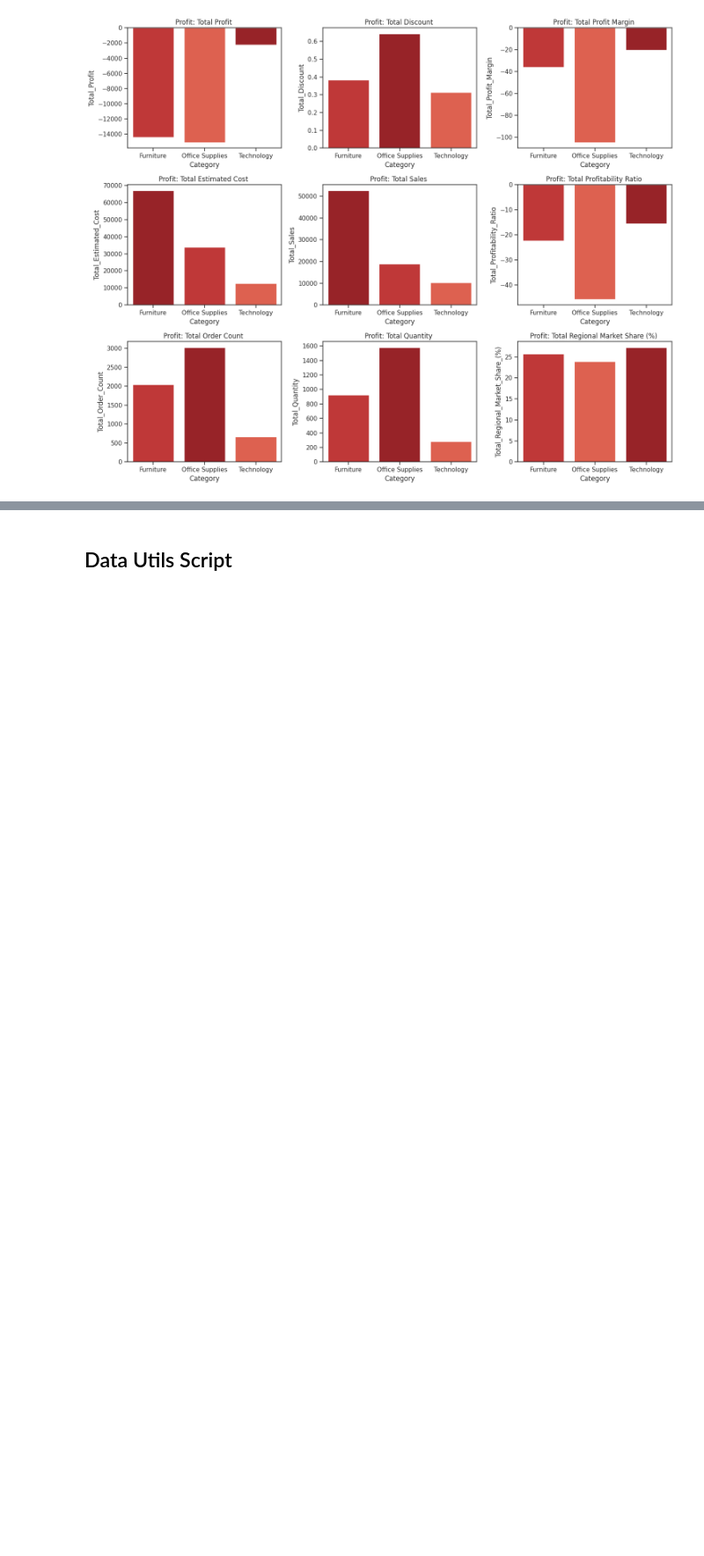
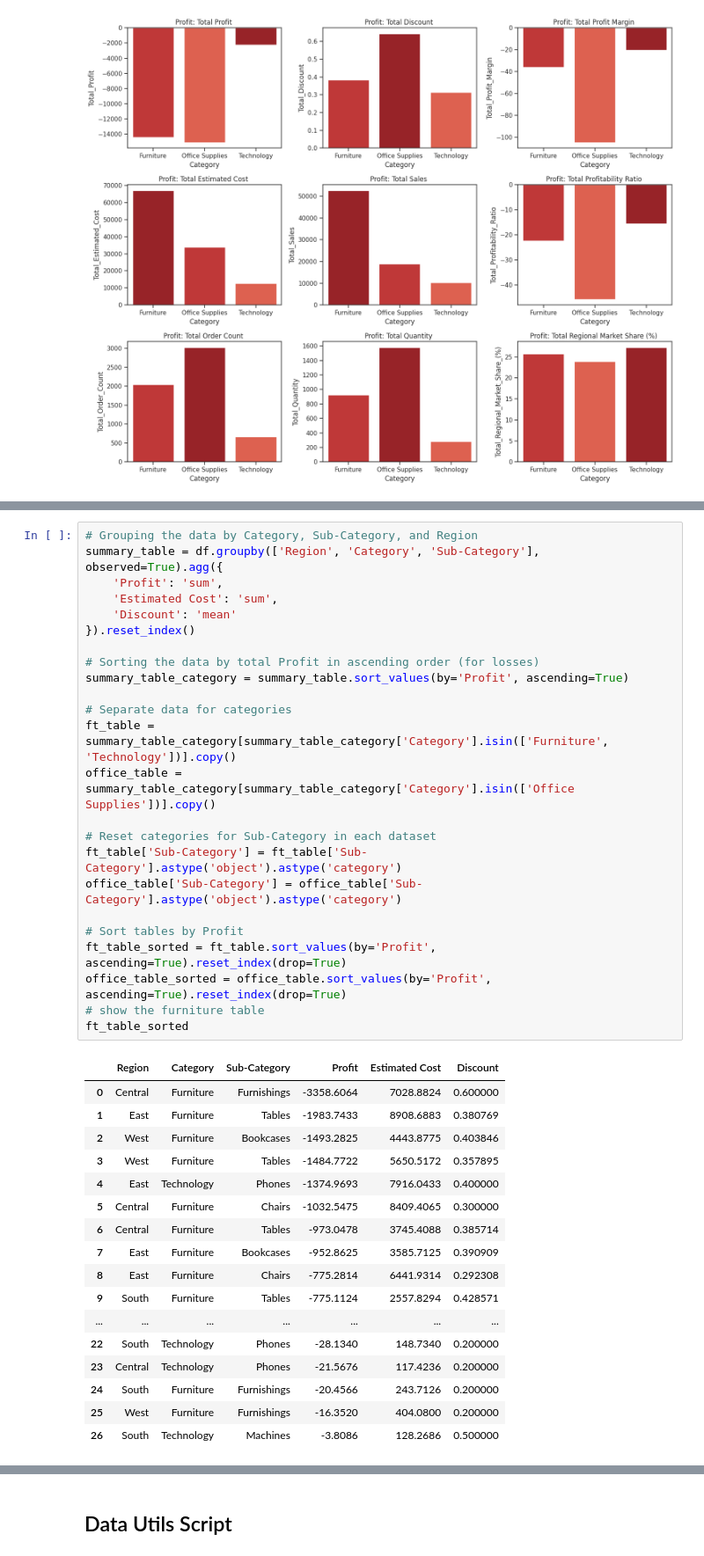
Before and after one commit to micah-shull/superstore, a Jupyter notebook: 009_superstore_Loss_Discount.ipynb, the cells around one changed output, grey strips where cells are left out. Shown at 88% size. Drawn from its saved outputs; the diff is of its cells as text; blank space fills up the shorter version.

```diff
--- a/009_superstore_Loss_Discount.ipynb
+++ b/009_superstore_Loss_Discount.ipynb
@@ -524,0 +613,42 @@ Figure saved as /content/profit_by_category_3x3.png
+# %%
+# Grouping the data by Category, Sub-Category, and Region
+summary_table = df.groupby(['Region', 'Category', 'Sub-Category'], observed=True).agg({
+    'Profit': 'sum',
+    'Estimated Cost': 'sum',
+    'Discount': 'mean'
+}).reset_index()
+
+# Sorting the data by total Profit in ascending order (for losses)
+summary_table_category = summary_table.sort_values(by='Profit', ascending=True)
+
+# Separate data for categories
+ft_table = summary_table_category[summary_table_category['Category'].isin(['Furniture', 'Technology'])].copy()
+office_table = summary_table_category[summary_table_category['Category'].isin(['Office Supplies'])].copy()
+
+# Reset categories for Sub-Category in each dataset
+ft_table['Sub-Category'] = ft_table['Sub-Category'].astype('object').astype('category')
+office_table['Sub-Category'] = office_table['Sub-Category'].astype('object').astype('category')
+
+# Sort tables by Profit
+ft_table_sorted = ft_table.sort_values(by='Profit', ascending=True).reset_index(drop=True)
+office_table_sorted = office_table.sort_values(by='Profit', ascending=True).reset_index(drop=True)
+# show the furniture table
+ft_table_sorted
+# %% [output]
+|  | Region | Category | Sub-Category | Profit | Estimated Cost | Discount |
+| 0 | Central | Furniture | Furnishings | -3358.6064 | 7028.8824 | 0.600000 |
+| 1 | East | Furniture | Tables | -1983.7433 | 8908.6883 | 0.380769 |
+| 2 | West | Furniture | Bookcases | -1493.2825 | 4443.8775 | 0.403846 |
+| 3 | West | Furniture | Tables | -1484.7722 | 5650.5172 | 0.357895 |
+| 4 | East | Technology | Phones | -1374.9693 | 7916.0433 | 0.400000 |
+| 5 | Central | Furniture | Chairs | -1032.5475 | 8409.4065 | 0.300000 |
+| 6 | Central | Furniture | Tables | -973.0478 | 3745.4088 | 0.385714 |
+| 7 | East | Furniture | Bookcases | -952.8625 | 3585.7125 | 0.390909 |
+| 8 | East | Furniture | Chairs | -775.2814 | 6441.9314 | 0.292308 |
+| 9 | South | Furniture | Tables | -775.1124 | 2557.8294 | 0.428571 |
+| ... | ... | ... | ... | ... | ... | ... |
+| 22 | South | Technology | Phones | -28.1340 | 148.7340 | 0.200000 |
+| 23 | Central | Technology | Phones | -21.5676 | 117.4236 | 0.200000 |
+| 24 | South | Furniture | Furnishings | -20.4566 | 243.7126 | 0.200000 |
+| 25 | West | Furniture | Furnishings | -16.3520 | 404.0800 | 0.200000 |
+| 26 | South | Technology | Machines | -3.8086 | 128.2686 | 0.500000 |
```
Also changed, not shown: parts of 22 cells of this notebook.
